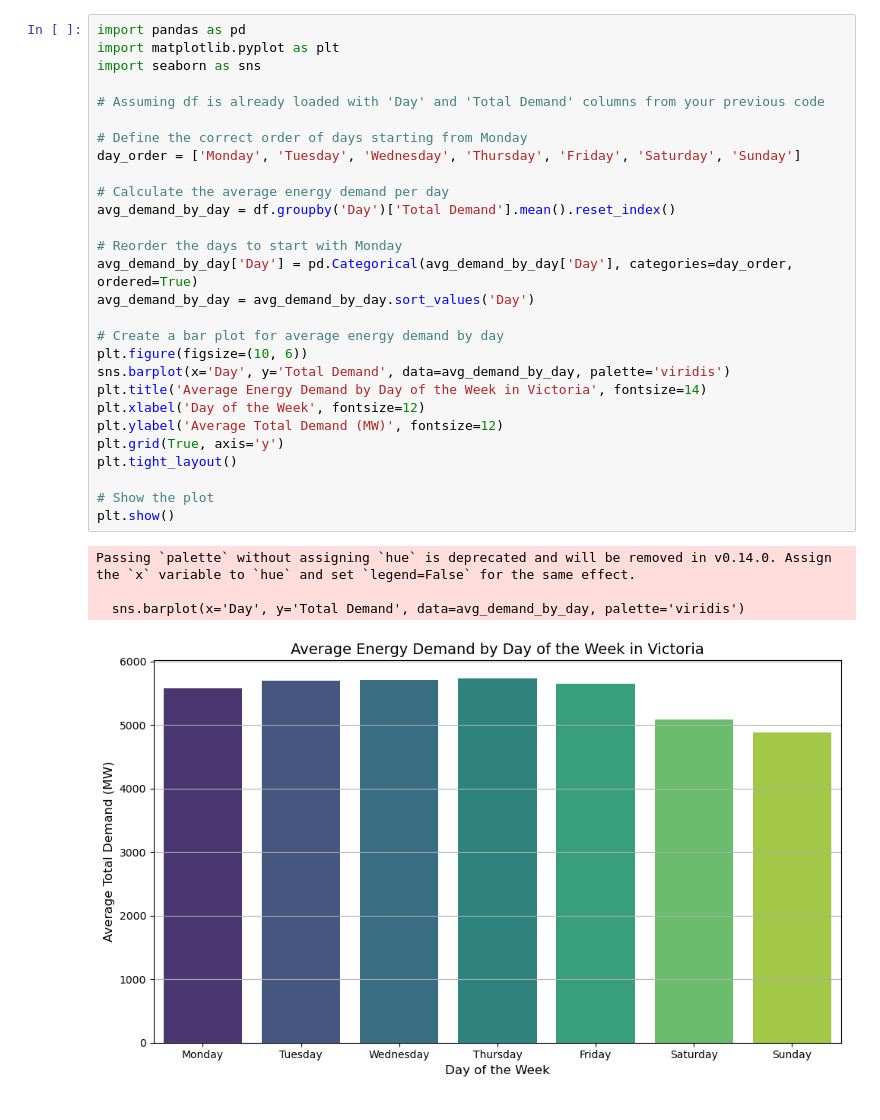
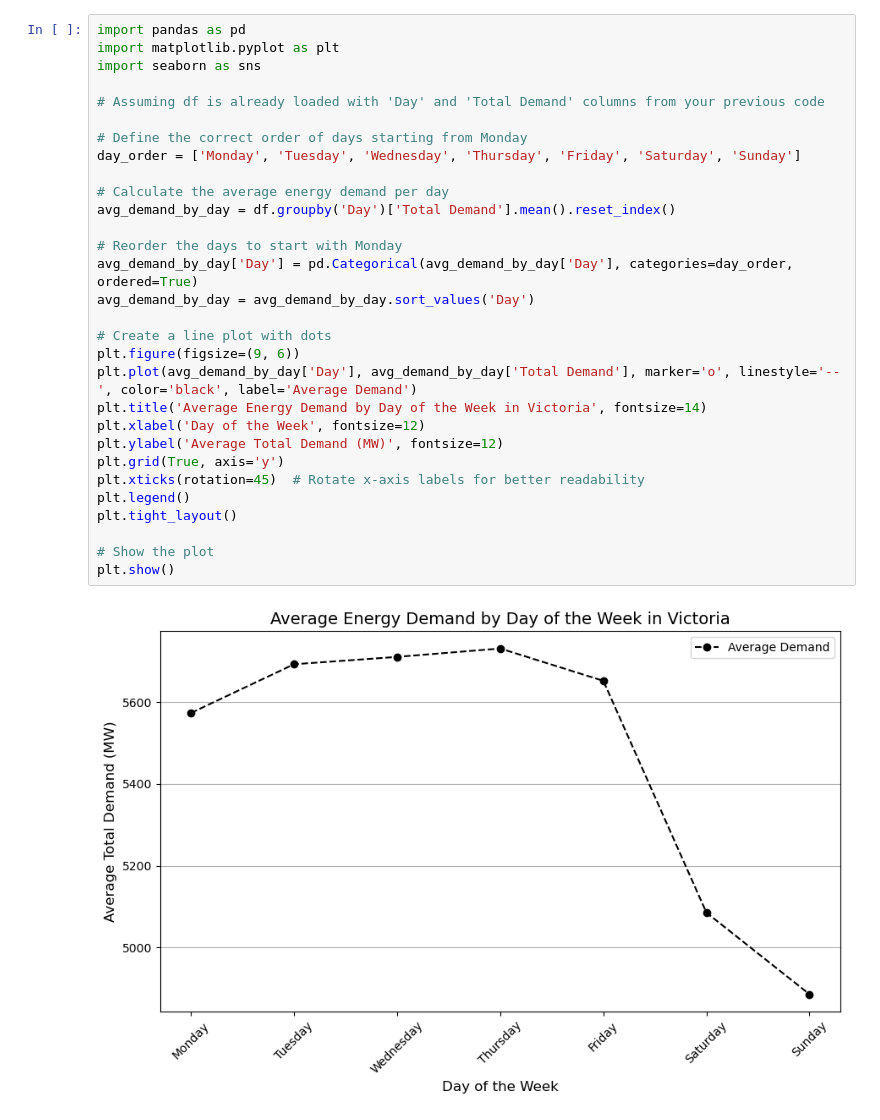
Before and after one commit to harjask-7/ADS1002-project, a Jupyter notebook: notebooks/tymon/Model/VIC-Model-Day.ipynb, the cells around one changed output. Drawn from its saved outputs; the diff is of its cells as text.

```diff
--- a/notebooks/tymon/Model/VIC-Model-Day.ipynb
+++ b/notebooks/tymon/Model/VIC-Model-Day.ipynb
@@ -117,33 +117,32 @@ Categories (7, object): ['Monday' < 'Tuesday' < 'Wednesday' < 'Thursday' < 'Frid
 # %%
 import pandas as pd
 import matplotlib.pyplot as plt
 import seaborn as sns
 
 # Assuming df is already loaded with 'Day' and 'Total Demand' columns from your previous code
 
 # Define the correct order of days starting from Monday
 day_order = ['Monday', 'Tuesday', 'Wednesday', 'Thursday', 'Friday', 'Saturday', 'Sunday']
 
 # Calculate the average energy demand per day
 avg_demand_by_day = df.groupby('Day')['Total Demand'].mean().reset_index()
 
 # Reorder the days to start with Monday
 avg_demand_by_day['Day'] = pd.Categorical(avg_demand_by_day['Day'], categories=day_order, ordered=True)
 avg_demand_by_day = avg_demand_by_day.sort_values('Day')
 
-# Create a bar plot for average energy demand by day
-plt.figure(figsize=(10, 6))
-sns.barplot(x='Day', y='Total Demand', data=avg_demand_by_day, palette='viridis')
+# Create a line plot with dots
+plt.figure(figsize=(9, 6))
+plt.plot(avg_demand_by_day['Day'], avg_demand_by_day['Total Demand'], marker='o', linestyle='--', color='black', label='Average Demand')
 plt.title('Average Energy Demand by Day of the Week in Victoria', fontsize=14)
 plt.xlabel('Day of the Week', fontsize=12)
 plt.ylabel('Average Total Demand (MW)', fontsize=12)
 plt.grid(True, axis='y')
+plt.xticks(rotation=45)  # Rotate x-axis labels for better readability
+plt.legend()
 plt.tight_layout()
 
 # Show the plot
 plt.show()
 # %% [output]
-Passing `palette` without assigning `hue` is deprecated and will be removed in v0.14.0. Assign the `x` variable to `hue` and set `legend=False` for the same effect.
-
-  sns.barplot(x='Day', y='Total Demand', data=avg_demand_by_day, palette='viridis')
-[figure, old version]
+[figure, new version]
```
Also changed, not shown: parts of 1 cell of this notebook, 5 other files.
